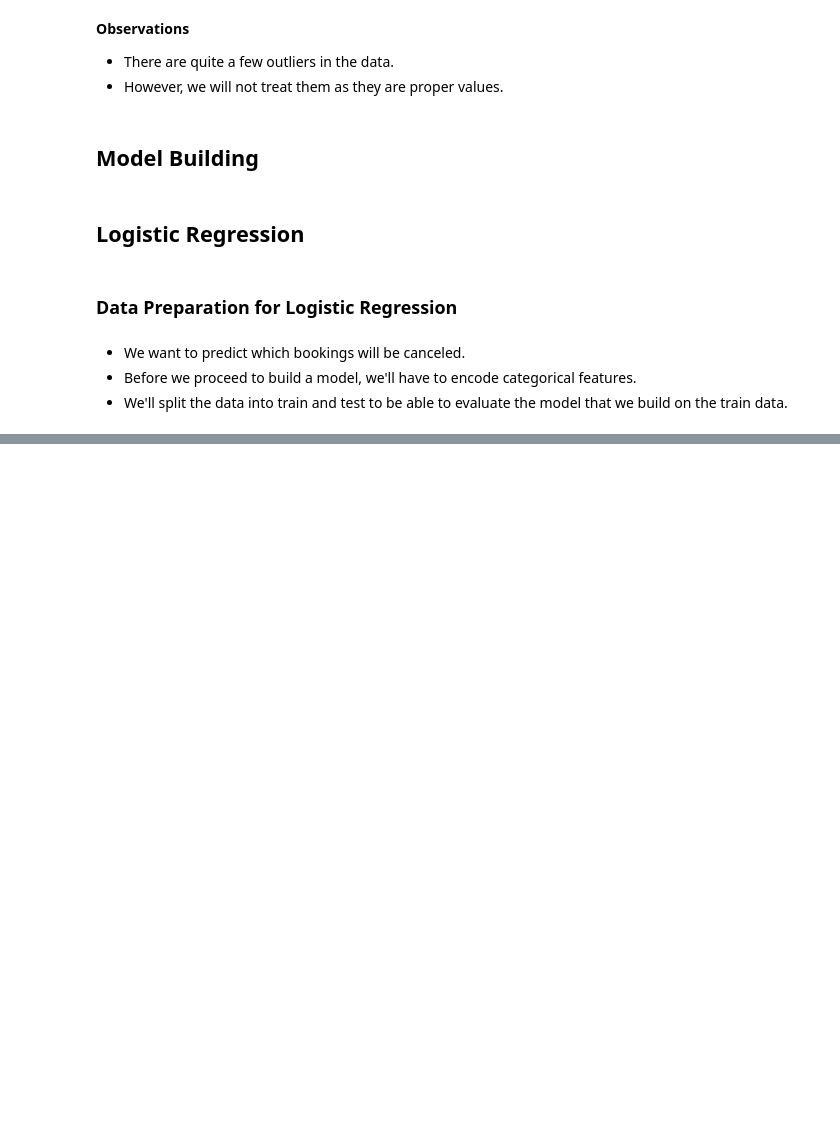
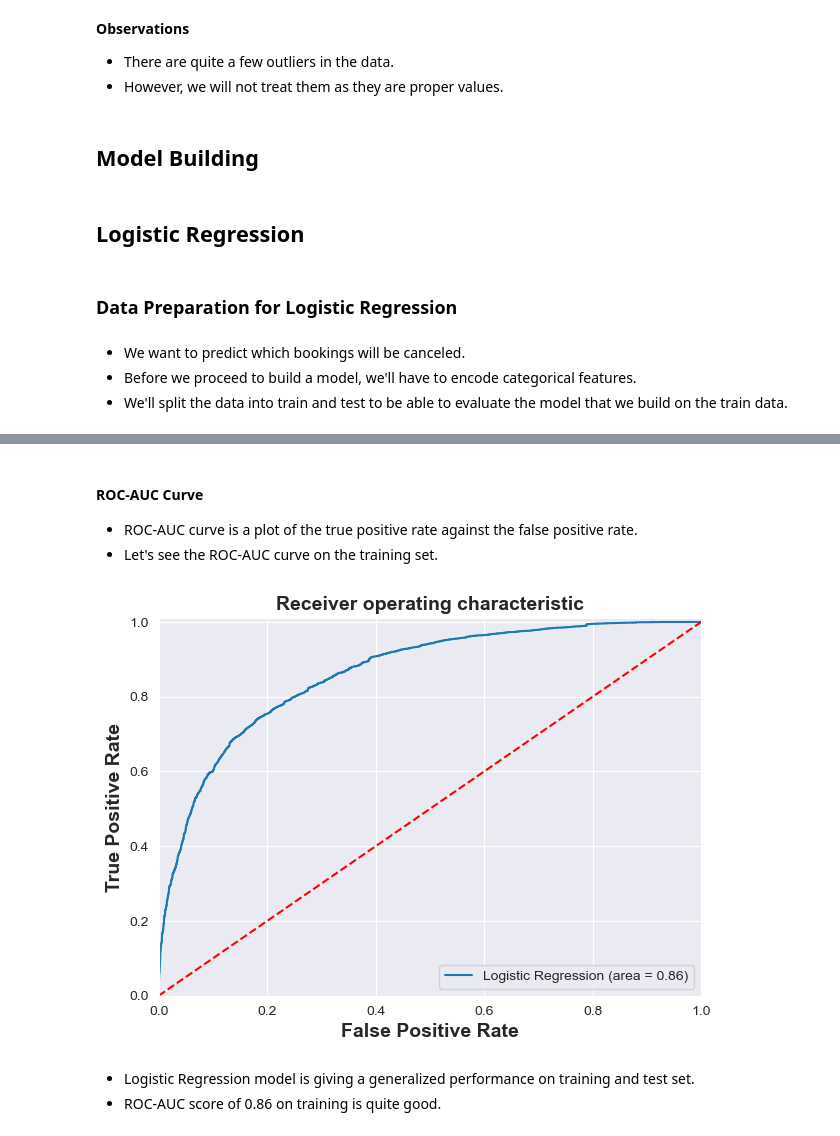
Before and after one commit to ArthurXia1031/Data_Science_Project, a Jupyter notebook: machine_learning/INN hotels/INN_ML.ipynb, the cells around one changed output, grey strips where cells are left out. Drawn from its saved outputs; the diff is of its cells as text; code cells hidden in the pictures; blank space fills up the shorter version.

```diff
--- a/machine_learning/INN hotels/INN_ML.ipynb
+++ b/machine_learning/INN hotels/INN_ML.ipynb
@@ -847,10 +855,11 @@ plt.show()
 - Before we proceed to build a model, we'll have to encode categorical features.
 - We'll split the data into train and test to be able to evaluate the model that we build on the train data.
 # %%
-data_X = data.drop(['booking_status'], axis=1)
-data_y = data['booking_status']
+X = data.drop(['booking_status'], axis=1)
+y = data['booking_status']
 
-X = sm.add_constant(data_X)
-y = pd.get_dummies(data_y, drop_first=True)
+X = sm.add_constant(X)
+X = pd.get_dummies(X, drop_first=True)
 
-X
+# splitting the data into train and test
+X_train, X_test, y_train, y_test = train_test_split(X, y, test_size=0.3, random_state=42)
@@ -870,0 +1211,23 @@ X
+# %% [markdown]
+#### ROC-AUC Curve
+* ROC-AUC curve is a plot of the true positive rate against the false positive rate.
+* Let's see the ROC-AUC curve on the training set.
+# %%
+logit_roc_auc_train = roc_auc_score(y_train, result_logistic_1.predict(X_train_1))
+fpr, tpr, thresholds = roc_curve(y_train, result_logistic_1.predict(X_train_1))
+
+plt.figure(figsize=(7, 5), dpi=100)
+plt.plot(fpr, tpr, label='Logistic Regression (area = %0.2f)' % logit_roc_auc_train)
+plt.plot([0, 1], [0, 1], 'r--')
+plt.xlim([0.0, 1.0])
+plt.ylim([0.0, 1.01])
+plt.xlabel('False Positive Rate', fontsize=14, weight='bold')
+plt.ylabel('True Positive Rate', fontsize=14, weight='bold')
+plt.title('Receiver operating characteristic', fontsize=14, weight='bold')
+plt.legend(loc="lower right")
+plt.show()
+# %% [output]
+[figure, added]
+# %% [markdown]
+* Logistic Regression model is giving a generalized performance on training and test set.
+* ROC-AUC score of 0.86 on training is quite good.
```
Also changed, not shown: parts of 31 cells of this notebook.
